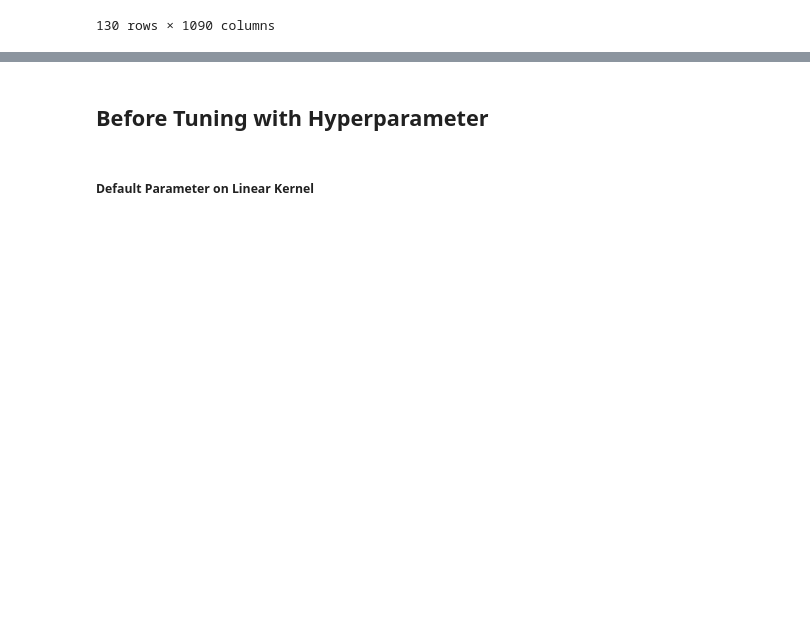
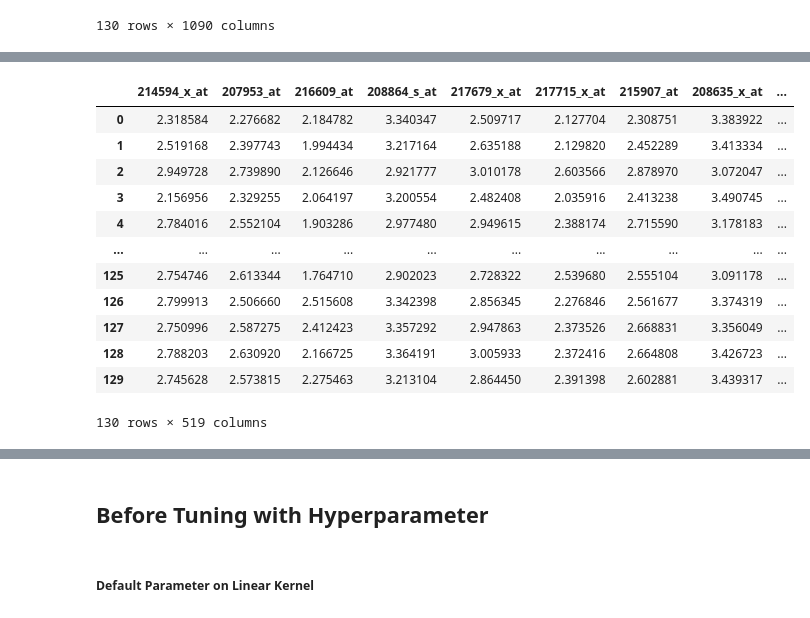
Before and after one commit to AufaAnasin/Implement-PSO-SVM-GeneExpression-LungCancer, a Jupyter notebook: 5_hyperparameter-tuning.ipynb, the cells around one changed output, grey strips where cells are left out. Cells and saved outputs as stored; diff of their text form; code cells hidden in the pictures; blank space fills up the shorter version.

```diff
--- a/5_hyperparameter-tuning.ipynb
+++ b/5_hyperparameter-tuning.ipynb
@@ -93,0 +86,16 @@ X_train_poly
+# %%
+X_train_poly_first
+# %% [output]
+|  | 214594_x_at | 207953_at | 216609_at | 208864_s_at | 217679_x_at | 217715_x_at | 215907_at | 208635_x_at | ... |
+| 0 | 2.318584 | 2.276682 | 2.184782 | 3.340347 | 2.509717 | 2.127704 | 2.308751 | 3.383922 | ... |
+| 1 | 2.519168 | 2.397743 | 1.994434 | 3.217164 | 2.635188 | 2.129820 | 2.452289 | 3.413334 | ... |
+| 2 | 2.949728 | 2.739890 | 2.126646 | 2.921777 | 3.010178 | 2.603566 | 2.878970 | 3.072047 | ... |
+| 3 | 2.156956 | 2.329255 | 2.064197 | 3.200554 | 2.482408 | 2.035916 | 2.413238 | 3.490745 | ... |
+| 4 | 2.784016 | 2.552104 | 1.903286 | 2.977480 | 2.949615 | 2.388174 | 2.715590 | 3.178183 | ... |
+| ... | ... | ... | ... | ... | ... | ... | ... | ... | ... |
+| 125 | 2.754746 | 2.613344 | 1.764710 | 2.902023 | 2.728322 | 2.539680 | 2.555104 | 3.091178 | ... |
+| 126 | 2.799913 | 2.506660 | 2.515608 | 3.342398 | 2.856345 | 2.276846 | 2.561677 | 3.374319 | ... |
+| 127 | 2.750996 | 2.587275 | 2.412423 | 3.357292 | 2.947863 | 2.373526 | 2.668831 | 3.356049 | ... |
+| 128 | 2.788203 | 2.630920 | 2.166725 | 3.364191 | 3.005933 | 2.372416 | 2.664808 | 3.426723 | ... |
+| 129 | 2.745628 | 2.573815 | 2.275463 | 3.213104 | 2.864450 | 2.391398 | 2.602881 | 3.439317 | ... |
+130 rows × 519 columns
```
Also changed, not shown: parts of 33 cells of this notebook, 31 other files.
